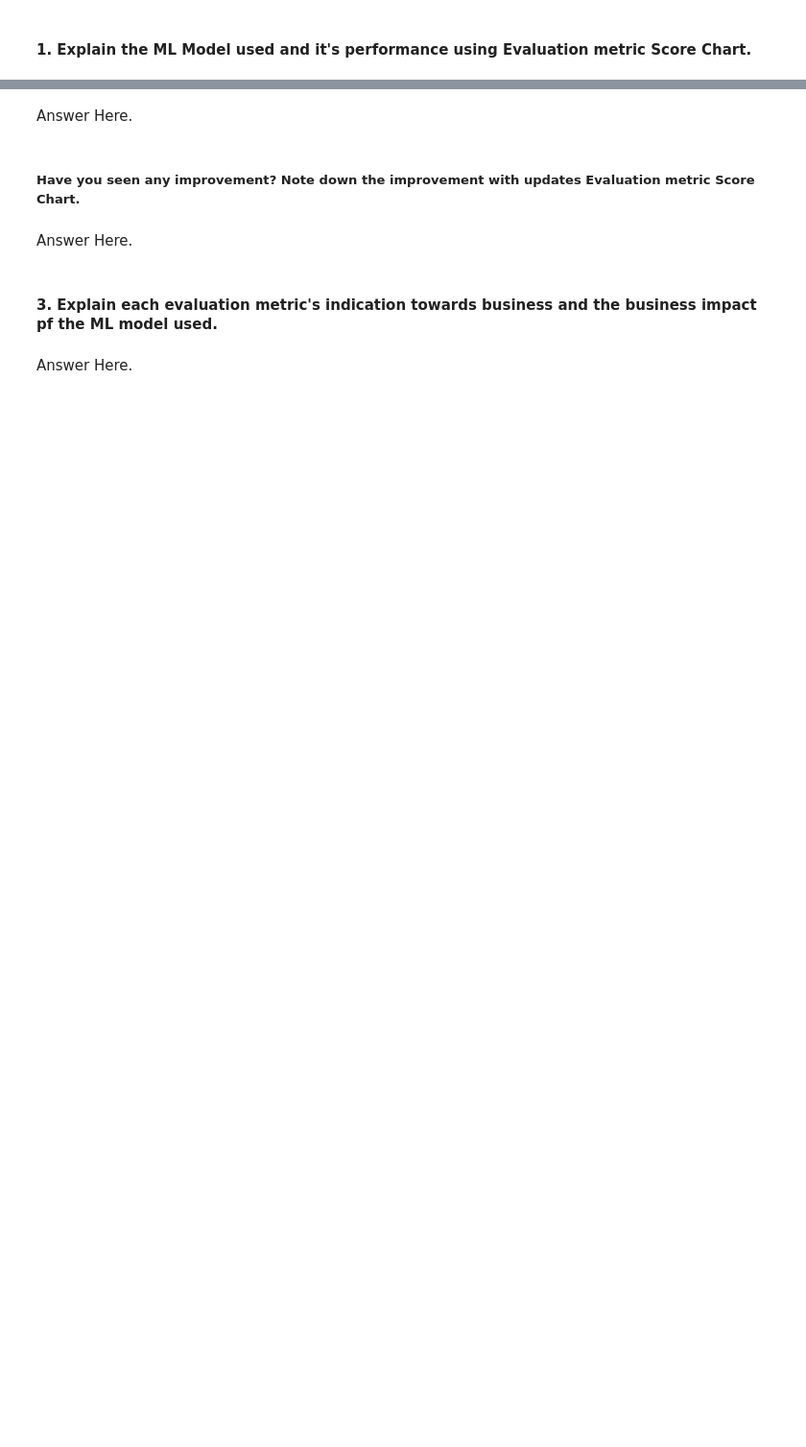
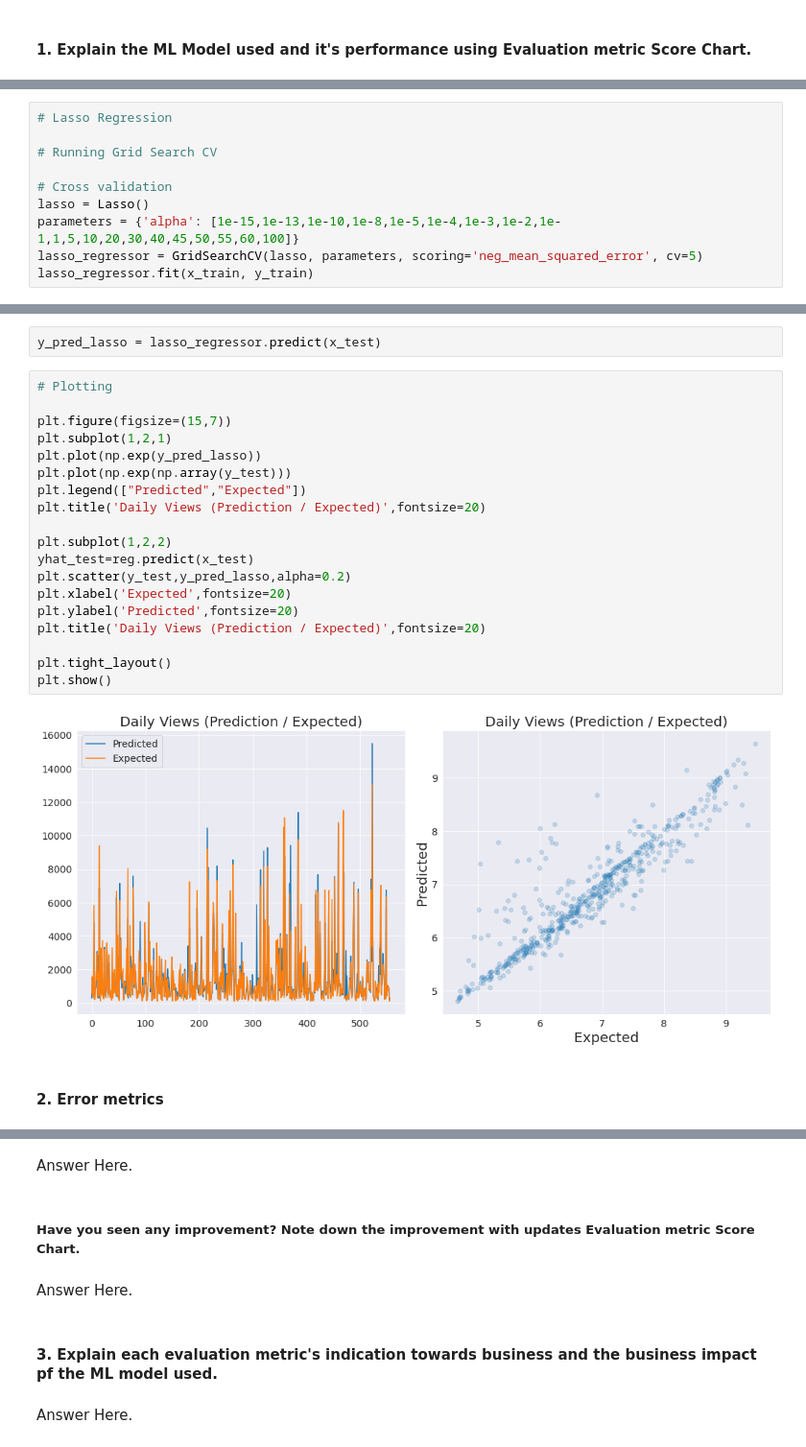
Before and after one commit to rajathAgalkote/TedTalksViewsPrediction_MLRegression, a Jupyter notebook: TED_Talks_Prediction_Regression_ML.ipynb, the cells around one changed output, grey strips where cells are left out. Shown at 96% size. Drawn from its saved outputs; the diff is of its cells as text; blank space fills up the shorter version.

```diff
--- a/TED_Talks_Prediction_Regression_ML.ipynb
+++ b/TED_Talks_Prediction_Regression_ML.ipynb
@@ -1704,0 +1701,10 @@ Answer Here.
+# %%
+# Lasso Regression
+
+# Running Grid Search CV
+
+# Cross validation
+lasso = Lasso()
+parameters = {'alpha': [1e-15,1e-13,1e-10,1e-8,1e-5,1e-4,1e-3,1e-2,1e-1,1,5,10,20,30,40,45,50,55,60,100]}
+lasso_regressor = GridSearchCV(lasso, parameters, scoring='neg_mean_squared_error', cv=5)
+lasso_regressor.fit(x_train, y_train)
@@ -1704,0 +1724,25 @@ Answer Here.
+# %%
+y_pred_lasso = lasso_regressor.predict(x_test)
+# %%
+# Plotting
+
+plt.figure(figsize=(15,7))
+plt.subplot(1,2,1)
+plt.plot(np.exp(y_pred_lasso))
+plt.plot(np.exp(np.array(y_test)))
+plt.legend(["Predicted","Expected"])
+plt.title('Daily Views (Prediction / Expected)',fontsize=20)
+
+plt.subplot(1,2,2)
+yhat_test=reg.predict(x_test)
+plt.scatter(y_test,y_pred_lasso,alpha=0.2)
+plt.xlabel('Expected',fontsize=20)
+plt.ylabel('Predicted',fontsize=20)
+plt.title('Daily Views (Prediction / Expected)',fontsize=20)
+
+plt.tight_layout()
+plt.show()
+# %% [output]
+[figure, added]
+# %% [markdown]
+#### 2. Error metrics
```
Also changed, not shown: parts of 61 cells of this notebook.
